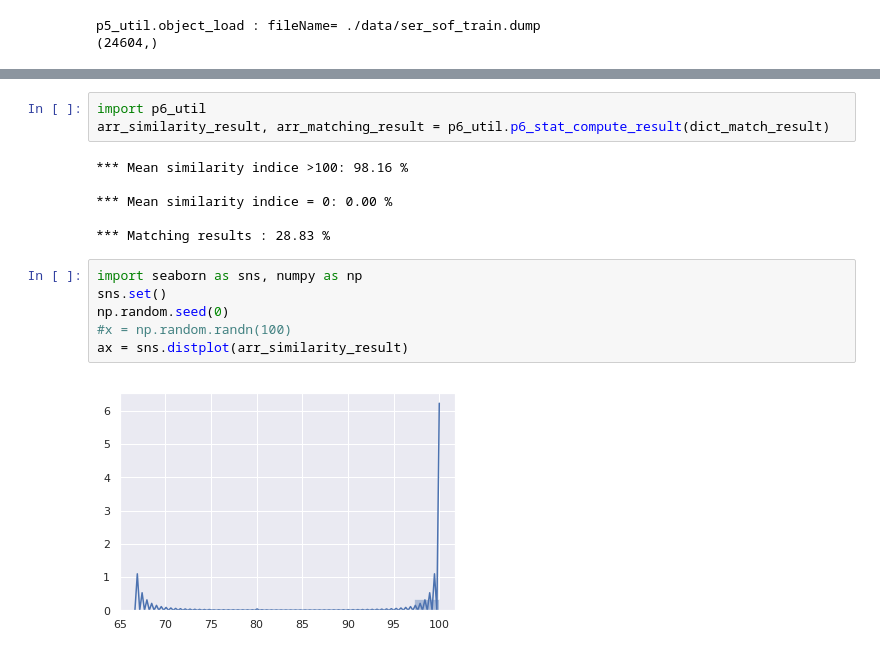
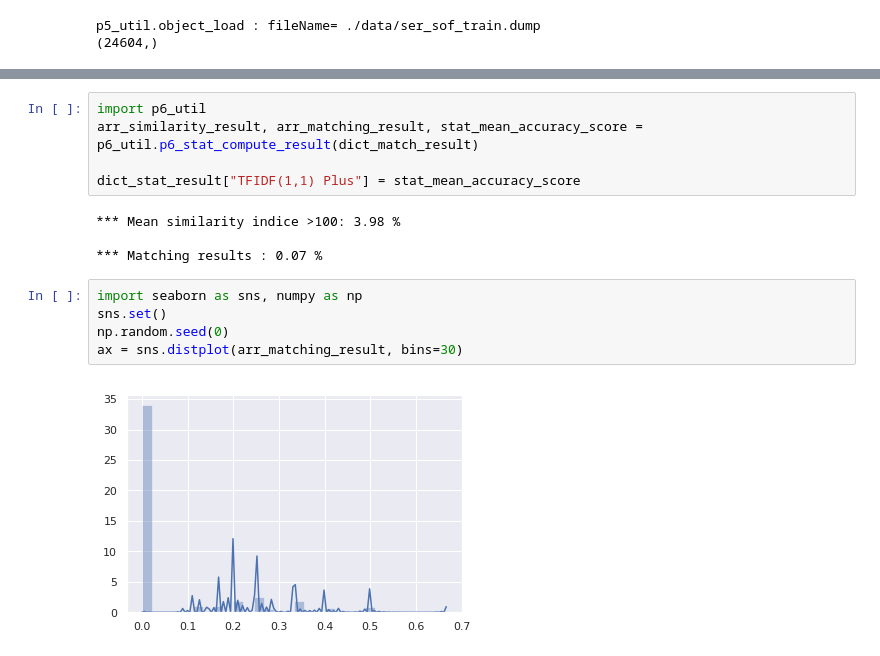
Before and after one commit to dataforcast/OC_Datascientist, a Jupyter notebook: P6/P6_StatisticalMethod.ipynb, the cells around one changed output, grey strips where cells are left out. Saved outputs shown, nothing was run; the diff lists cells and outputs as text.

Commit message:
P6 / Statistical methods : computation of accuracy reworked; presentation reworked;

```diff
--- a/P6/P6_StatisticalMethod.ipynb
+++ b/P6/P6_StatisticalMethod.ipynb
@@ -363,17 +470,16 @@ dict_match_result = p5_util.object_load(file_name)
 # %%
 import p6_util
-arr_similarity_result, arr_matching_result = p6_util.p6_stat_compute_result(dict_match_result)
+arr_similarity_result, arr_matching_result, stat_mean_accuracy_score = p6_util.p6_stat_compute_result(dict_match_result)
+
+dict_stat_result["TFIDF(1,1) Plus"] = stat_mean_accuracy_score
 # %% [output]
-*** Mean similarity indice >100: 98.16 %
+*** Mean similarity indice >100: 3.98 %
 
-*** Mean similarity indice = 0: 0.00 %
-
-*** Matching results : 28.83 %
+*** Matching results : 0.07 %
 # %%
 import seaborn as sns, numpy as np
 sns.set()
 np.random.seed(0)
-#x = np.random.randn(100)
-ax = sns.distplot(arr_similarity_result)
+ax = sns.distplot(arr_matching_result, bins=30)
 # %% [output]
-[figure, old version]
+[figure, new version]
```
Also changed, not shown: parts of 71 cells of this notebook, 4 other files.
